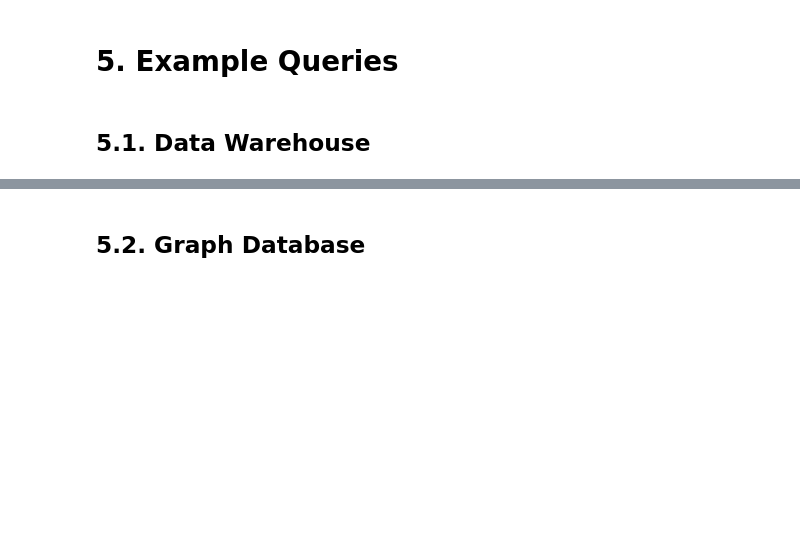
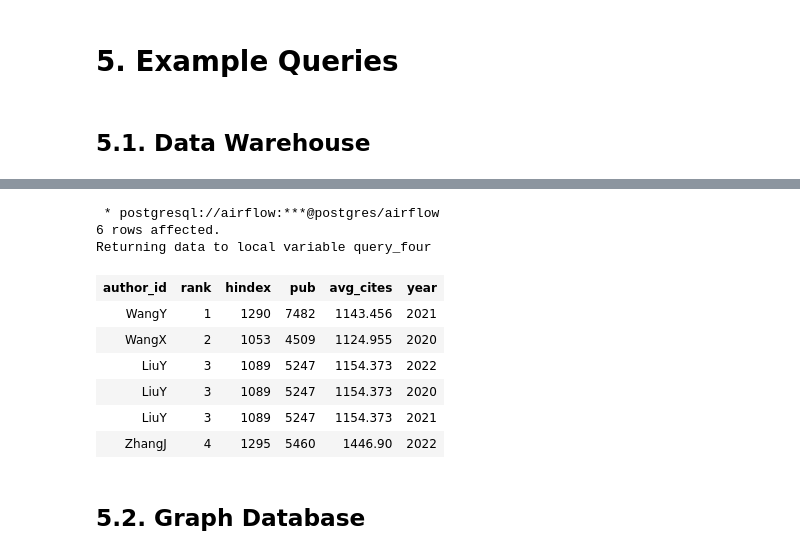
Before and after one commit to qetdr/research-data-pipeline, a Jupyter notebook: research_pipe_container/ETL.ipynb, the cells around one changed output, grey strips where cells are left out. Drawn from its saved outputs; the diff is of its cells as text; code cells hidden in the pictures; blank space fills up the shorter version.

```diff
--- a/research_pipe_container/ETL.ipynb
+++ b/research_pipe_container/ETL.ipynb
@@ -314,3 +425,41 @@ print(result[0]['ct'])
+# %%
+%%sql query_four <<
+
+SELECT final.author_id, final.rank, final.hindex, final.pub, final.avg_cites, final.year
+FROM (SELECT a.author_id, rank, sum(hindex::DECIMAL) as hindex, sum(publications::DECIMAL) as pub, sum(avg_cites::DECIMAL) as avg_cites, ar.year
+    FROM (SELECT author_id, rank_total_pubs as rank, total_pubs as publications, hindex, avg_cites
+    FROM author
+    ORDER BY rank_total_pubs
+    LIMIT  0.01 * (SELECT COUNT(*) FROM author) / 100) AS a
+    INNER JOIN authorship au ON a.author_id = au.author_id
+    INNER JOIN article ar ON au.article_id = ar.article_id
+    GROUP BY a.author_id, rank, ar.year) as final
+LEFT JOIN (SELECT a.author_id, rank, sum(hindex::DECIMAL) as hindex, sum(publications::DECIMAL) as pub, sum(avg_cites::DECIMAL) as avg_cites, ar.year
+    FROM (SELECT author_id, rank_total_pubs as rank, total_pubs as publications, hindex, avg_cites
+    FROM author
+    ORDER BY rank_total_pubs
+    LIMIT  0.01 * (SELECT COUNT(*) FROM author) / 100) AS a
+    INNER JOIN authorship au ON a.author_id = au.author_id
+    INNER JOIN article ar ON au.article_id = ar.article_id
+    GROUP BY a.author_id, rank, ar.year) as final1 ON
+    final.author_id = final1.author_id AND final.hindex < final1.hindex
+WHERE final1.author_id IS NULL
+ORDER BY final.rank
+LIMIT  0.01 * (SELECT COUNT(*) FROM author) / 100;
+# %% [output]
+ * postgresql://airflow:***@postgres/airflow
+6 rows affected.
+Returning data to local variable query_four
+# %%
+query_four
+# %% [output]
+| author_id | rank | hindex | pub | avg_cites | year |
+| WangY | 1 | 1290 | 7482 | 1143.456 | 2021 |
+| WangX | 2 | 1053 | 4509 | 1124.955 | 2020 |
+| LiuY | 3 | 1089 | 5247 | 1154.373 | 2022 |
+| LiuY | 3 | 1089 | 5247 | 1154.373 | 2020 |
+| LiuY | 3 | 1089 | 5247 | 1154.373 | 2021 |
+| ZhangJ | 4 | 1295 | 5460 | 1446.90 | 2022 |
 # %% [markdown]
 ## 5.2. Graph Database
 # %%
```
Also changed, not shown: parts of 11 cells of this notebook.
